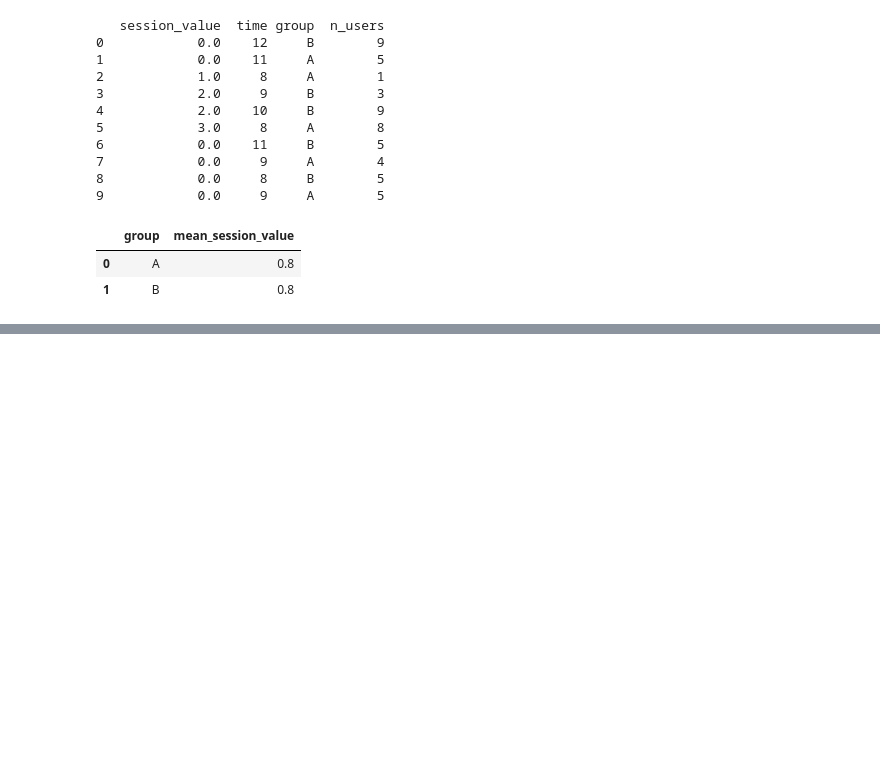
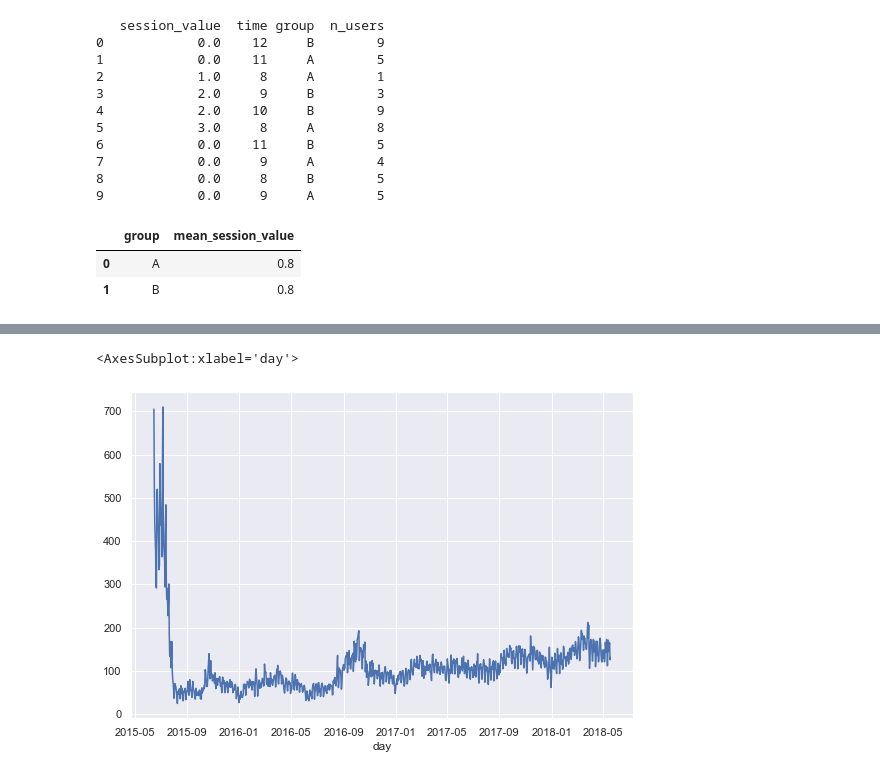
Before and after one commit to AndrewSalygin/ML_practice, a Jupyter notebook: ML.ipynb, the cells around one changed output, grey strips where cells are left out. Saved outputs shown, nothing was run; the diff lists cells and outputs as text; code cells hidden in the pictures; blank space fills up the shorter version.

```diff
--- a/ML.ipynb
+++ b/ML.ipynb
@@ -1108,0 +1111,3 @@ mean_session_value_data = my_stat.groupby('group', as_index = False). \
+# %%
+df = pd.read_csv("data/event_data_train.csv")
+df
@@ -1108,0 +1128,2 @@ mean_session_value_data = my_stat.groupby('group', as_index = False). \
+# %%
+df['date'] = pd.to_datetime(df.timestamp, unit='s')
@@ -1108,0 +1156,2 @@ mean_session_value_data = my_stat.groupby('group', as_index = False). \
+# %%
+df['day'] = df.date.dt.date
@@ -1108,0 +1167,8 @@ mean_session_value_data = my_stat.groupby('group', as_index = False). \
+# %%
+sns.set(rc={'figure.figsize':(9, 6)})
+# %%
+df.groupby('day') \
+    .user_id.nunique().plot()
+# %% [output]
+<AxesSubplot:xlabel='day'>
+[figure, added]
```
Also changed, not shown: parts of 36 cells of this notebook.
